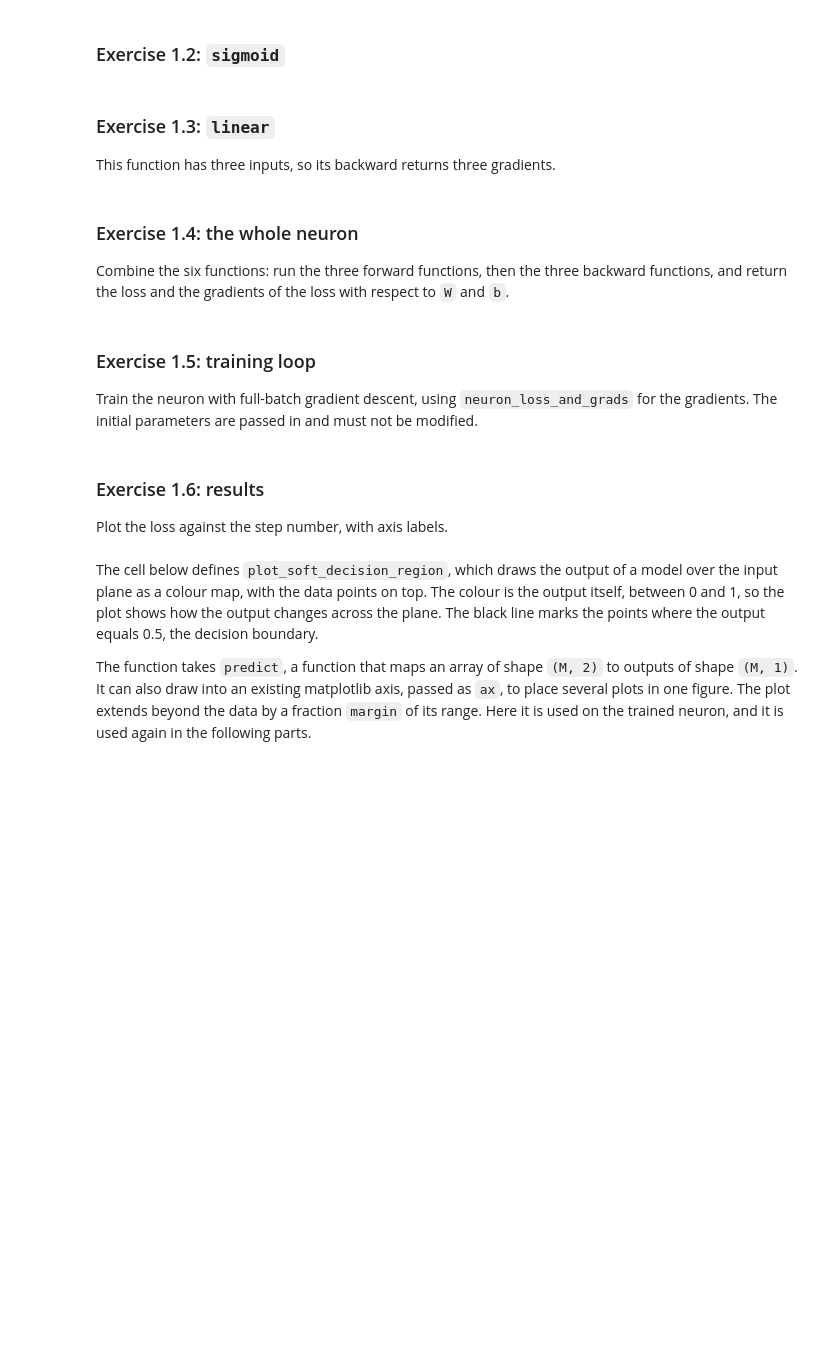
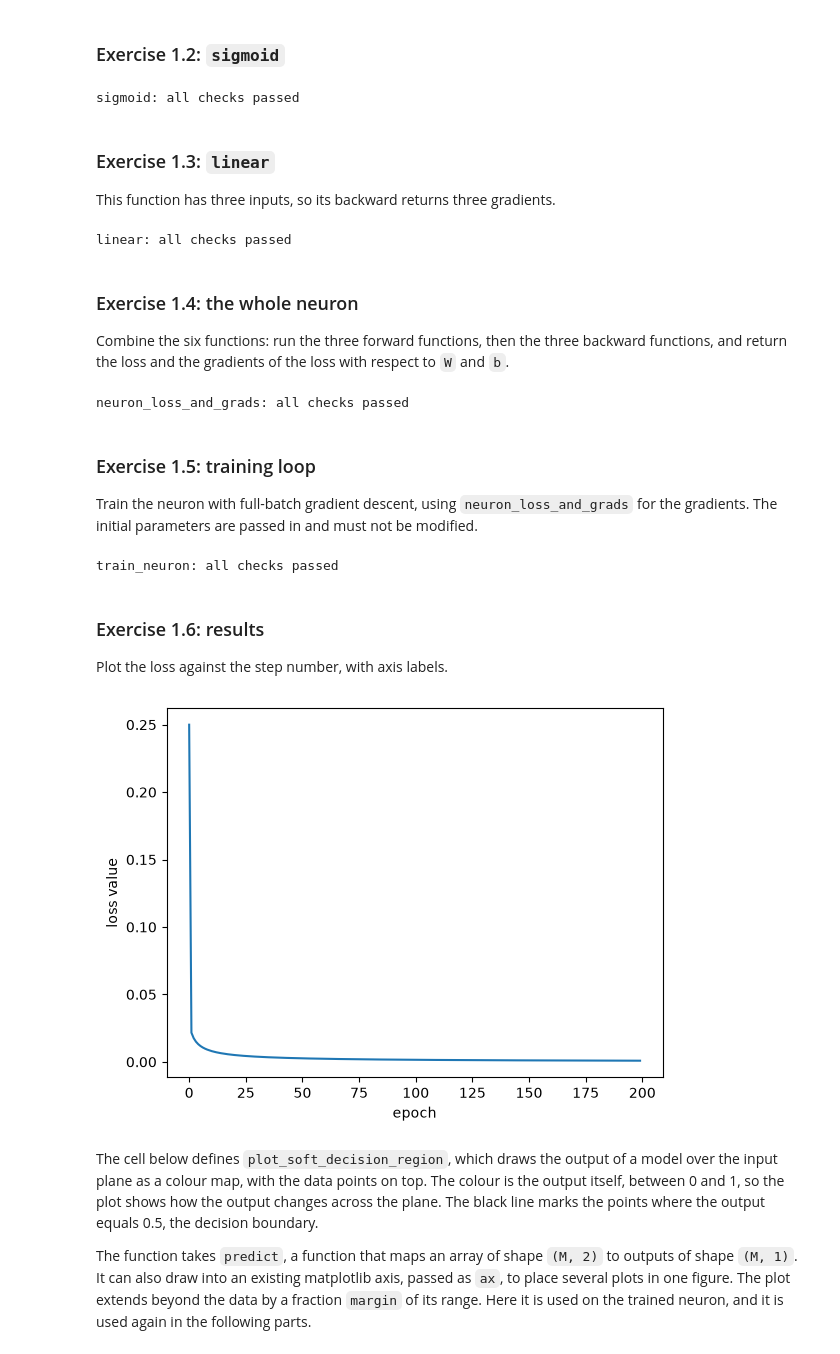
Before and after one commit to omariott/PSL-DL-Labs, a Jupyter notebook: labs/lab05_backprop.ipynb, the cells around one changed output. Drawn from its saved outputs; the diff is of its cells as text; code cells hidden in the pictures; blank space fills up the shorter version.

```diff
--- a/labs/lab05_backprop.ipynb
+++ b/labs/lab05_backprop.ipynb
@@ -121,7 +127,8 @@ checks.mse(mse_forward, mse_backward)
 # %%
 def sigmoid_forward(z):
     """Elementwise sigmoid. Returns (a, cache)."""
-    ...
+    res =  (1 + np.exp(-z)) ** -1
+    return res, res * (1 - res)
 
 
 def sigmoid_backward(grad_a, cache):
@@ -129,9 +136,11 @@ def sigmoid_backward(grad_a, cache):
 
     The derivative of the sigmoid was derived in Lab 4.
     """
-    ...
+    return grad_a * cache
 
 checks.sigmoid(sigmoid_forward, sigmoid_backward)
+# %% [output]
+sigmoid: all checks passed
 # %% [markdown]
 ### Exercise 1.3: `linear`
 
@@ -143,7 +152,7 @@ def linear_forward(x, W, b):
     x has shape (N, in), W has shape (out, in) and b has shape (out,).
     Returns (z, cache), with z of shape (N, out).
     """
-    ...
+    return x @ W.T + b, (x, W)
 
 
 def linear_backward(grad_z, cache):
@@ -152,9 +161,12 @@ def linear_backward(grad_z, cache):
     grad_z has shape (N, out) and is the gradient of the loss with respect to z.
     Returns (dx, dW, db), each with the shape of the quantity it is the gradient of.
     """
-    ...
+    x, W = cache
+    return grad_z @ W, grad_z.T @ x, grad_z.sum(0)
 
 checks.linear(linear_forward, linear_backward)
+# %% [output]
+linear: all checks passed
 # %% [markdown]
 ### Exercise 1.4: the whole neuron
 
@@ -165,9 +177,17 @@ def neuron_loss_and_grads(W, b, X, y):
 
     Returns (loss, dW, db). Uses only the six functions defined above.
     """
-    ...
+    X, cache_lin = linear_forward(X,W,b)
+    X, cache_sig = sigmoid_forward(X)
+    l, cache_los = mse_forward(X,y)
+    grad_los = mse_backward(cache_los)
+    grad_sig = sigmoid_backward(grad_los, cache_sig)
+    _, dW, db = linear_backward(grad_sig, cache_lin)
+    return l, dW, db
 
 checks.neuron_loss_and_grads(neuron_loss_and_grads, X, y)
+# %% [output]
+neuron_loss_and_grads: all checks passed
 # %% [markdown]
 ### Exercise 1.5: training loop
 
@@ -185,9 +205,19 @@ def train_neuron(X, y, W0, b0, lr, n_steps):
     Returns (W, b, losses), where losses[i] is the loss at step i, before the update of that step.
     W0 and b0 must be left unchanged.
     """
-    ...
+    W = W0.copy()
+    b = b0.copy()
+    losses = []
+    for k in range(n_steps):
+        l, dW, db = neuron_loss_and_grads(W, b, X, y)
+        losses.append(l)
+        W -= lr * dW
+        b -= lr * db
+    return W, b, losses
 checks.train_neuron(train_neuron, X, y, W0, b0, LR, N_STEPS)
 W, b, losses_neuron = train_neuron(X, y, W0, b0, LR, N_STEPS)
+# %% [output]
+train_neuron: all checks passed
 # %% [markdown]
 ### Exercise 1.6: results
 
@@ -197,3 +225,10 @@ Plot the loss against the step number, with axis labels.
+# %%
+plt.plot(losses_neuron)
+plt.xlabel("epoch")
+plt.ylabel("loss value")
+plt.show()
+# %% [output]
+[figure, added]
 # %% [markdown]
 The cell below defines `plot_soft_decision_region`, which draws the output of a model over the input plane as a colour map, with the data points on top. The colour is the output itself, between 0 and 1, so the plot shows how the output changes across the plane. The black line marks the points where the output equals 0.5, the decision boundary.
 
```
Also changed, not shown: parts of 26 cells of this notebook, 5 other files.
